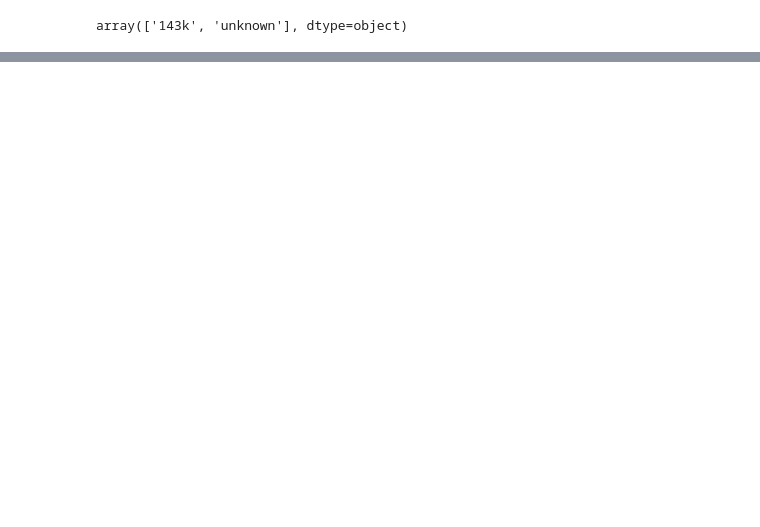
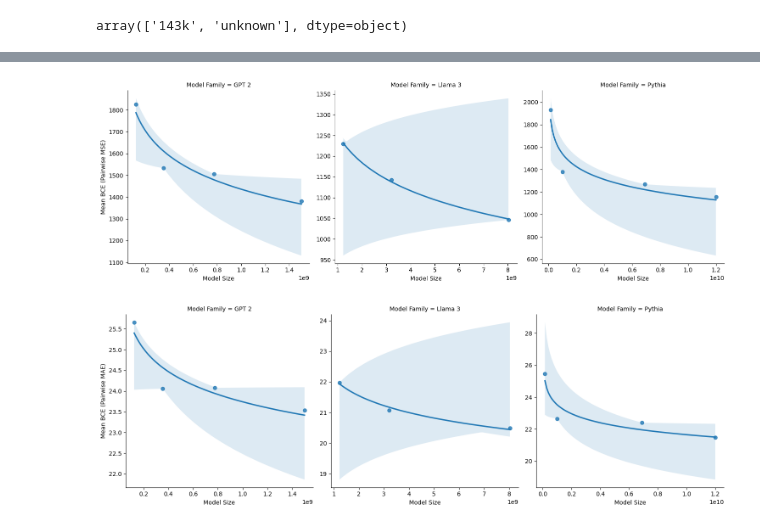
Before and after one commit to sepiatone/bayesian_reasoning, a Jupyter notebook: scripts/scaling_plots.ipynb, the cells around one changed output, grey strips where cells are left out. Drawn from its saved outputs; the diff is of its cells as text; code cells hidden in the pictures; blank space fills up the shorter version.

Commit message:
added plots without visualizer

```diff
--- a/scripts/scaling_plots.ipynb
+++ b/scripts/scaling_plots.ipynb
@@ -345,0 +354,16 @@ chart_mse.show()
+# %%
+mean_bce_mse_analyzer = bce_mse_analyzer.calculate_metric(
+    metric_func="mean",
+    group_by_cols=["Language Model"],
+    metric_col="BCE (Pairwise MSE)",
+    metric_name= "Mean BCE (Pairwise MSE)",
+    inherit_identical_values=True,
+)
+
+mean_bce_mae_analyzer = bce_mae_analyzer.calculate_metric(
+    metric_func="mean",
+    group_by_cols=["Language Model"],
+    metric_col="BCE (Pairwise MAE)",
+    metric_name= "Mean BCE (Pairwise MAE)",
+    inherit_identical_values=True,
+)
@@ -345,0 +391,19 @@ chart_mse.show()
+# %%
+import seaborn as sns
+
+plt = sns.lmplot(
+    data=mean_bce_mse_analyzer.df,
+    x="Model Size", y="Mean BCE (Pairwise MSE)", col="Model Family",
+    logx=True,
+    facet_kws={"sharex": False, "sharey": False},
+)
+
+plt = sns.lmplot(
+    data=mean_bce_mae_analyzer.df,
+    x="Model Size", y="Mean BCE (Pairwise MAE)", col="Model Family",
+    logx=True,
+    facet_kws={"sharex": False, "sharey": False}
+)
+# %% [output]
+[figure, added]
+[figure, added]
```
Also changed, not shown: parts of 6 cells of this notebook, 1 other file.
